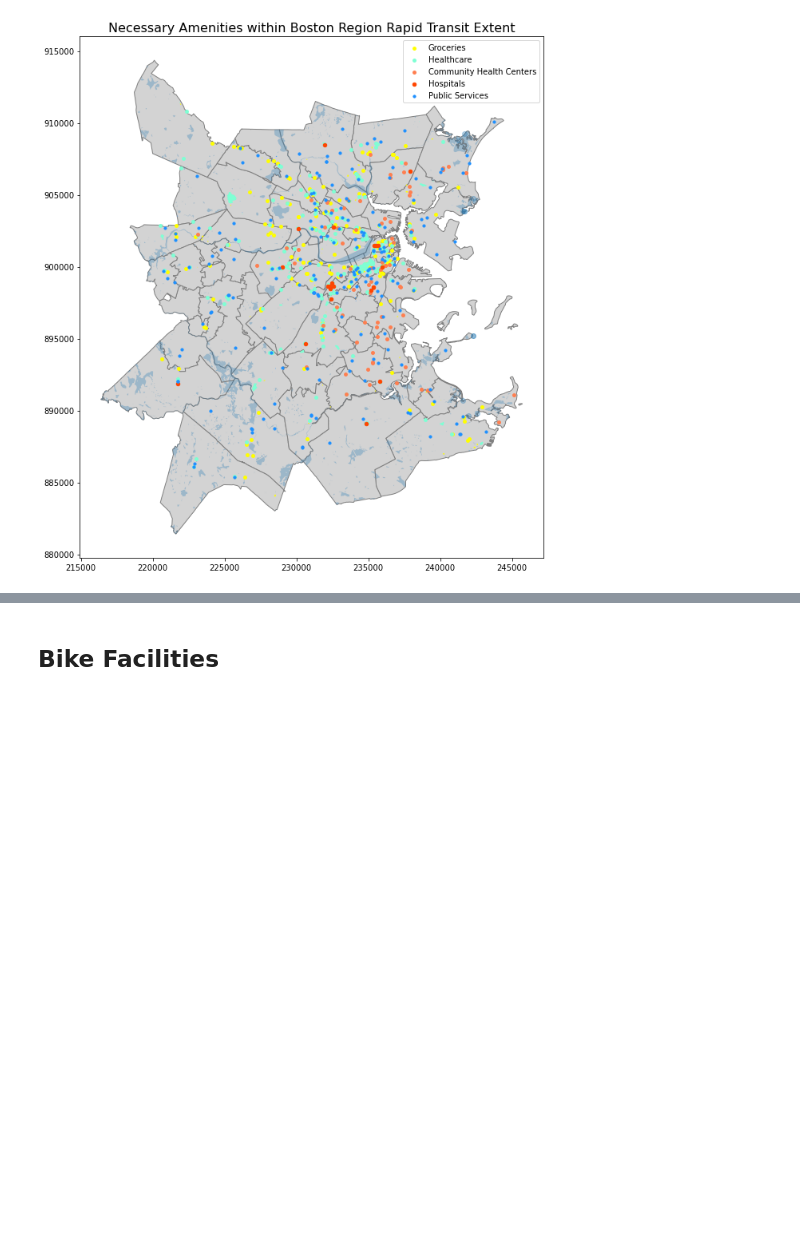
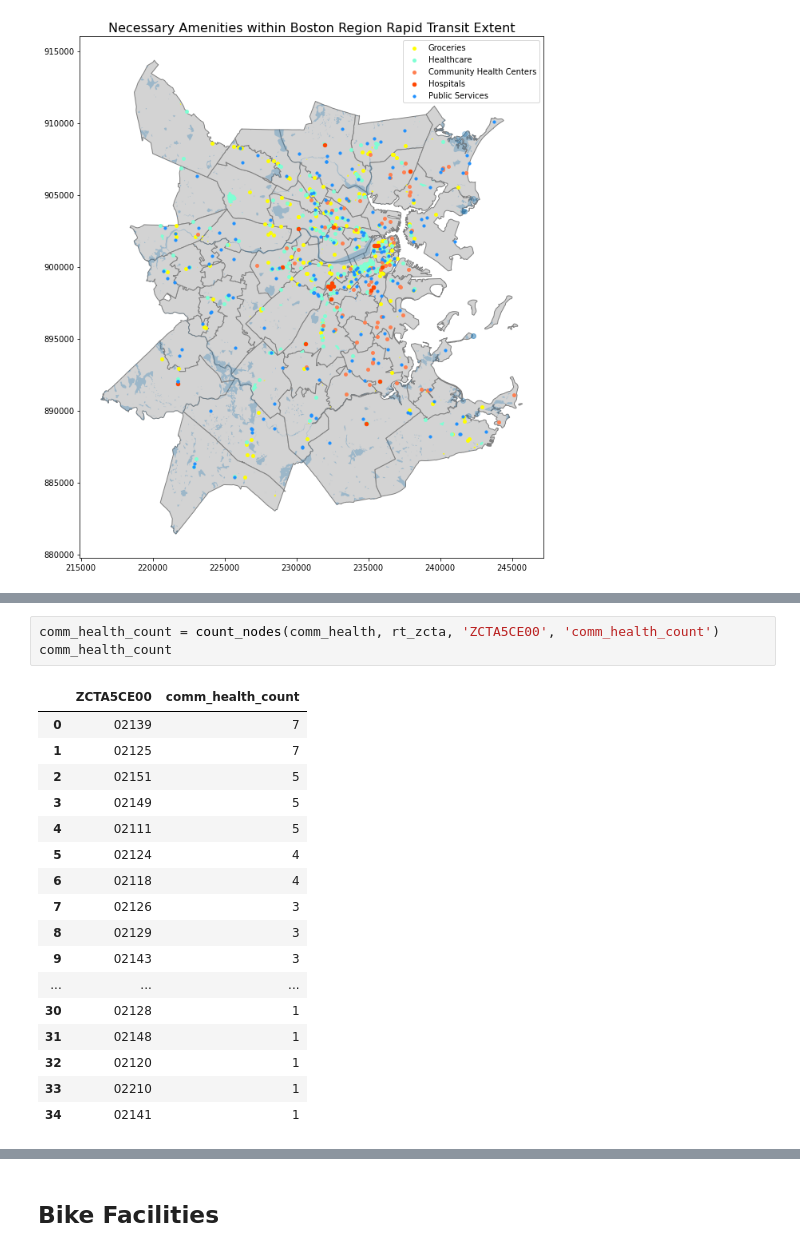
Before and after one commit to jcheng02/uep239-final-project, a Jupyter notebook: jcheng02_uep239_final_project.ipynb, the cells around one changed output, grey strips where cells are left out. Drawn from its saved outputs; the diff is of its cells as text; blank space fills up the shorter version.

```diff
--- a/jcheng02_uep239_final_project.ipynb
+++ b/jcheng02_uep239_final_project.ipynb
@@ -997,0 +1038,21 @@ plt.show()
+# %%
+comm_health_count = count_nodes(comm_health, rt_zcta, 'ZCTA5CE00', 'comm_health_count')
+comm_health_count
+# %% [output]
+|  | ZCTA5CE00 | comm_health_count |
+| 0 | 02139 | 7 |
+| 1 | 02125 | 7 |
+| 2 | 02151 | 5 |
+| 3 | 02149 | 5 |
+| 4 | 02111 | 5 |
+| 5 | 02124 | 4 |
+| 6 | 02118 | 4 |
+| 7 | 02126 | 3 |
+| 8 | 02129 | 3 |
+| 9 | 02143 | 3 |
+| ... | ... | ... |
+| 30 | 02128 | 1 |
+| 31 | 02148 | 1 |
+| 32 | 02120 | 1 |
+| 33 | 02210 | 1 |
+| 34 | 02141 | 1 |
```
Also changed, not shown: parts of 10 cells of this notebook.
